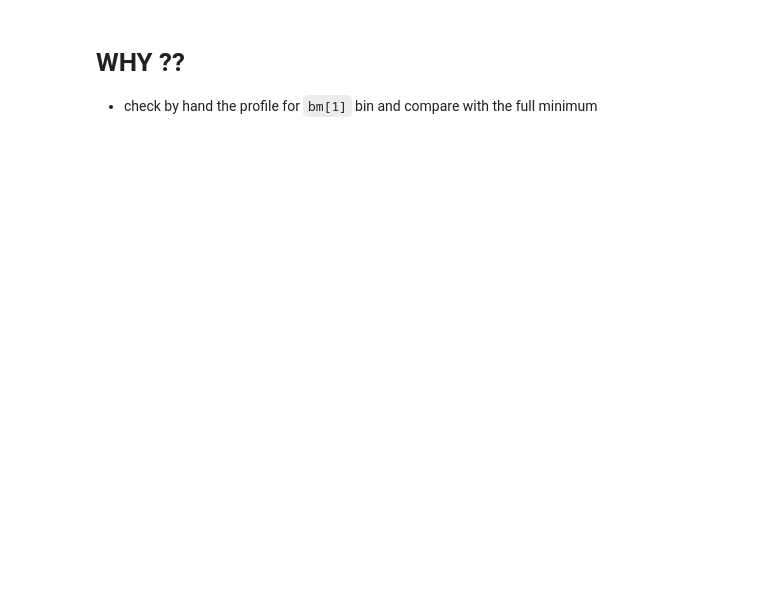
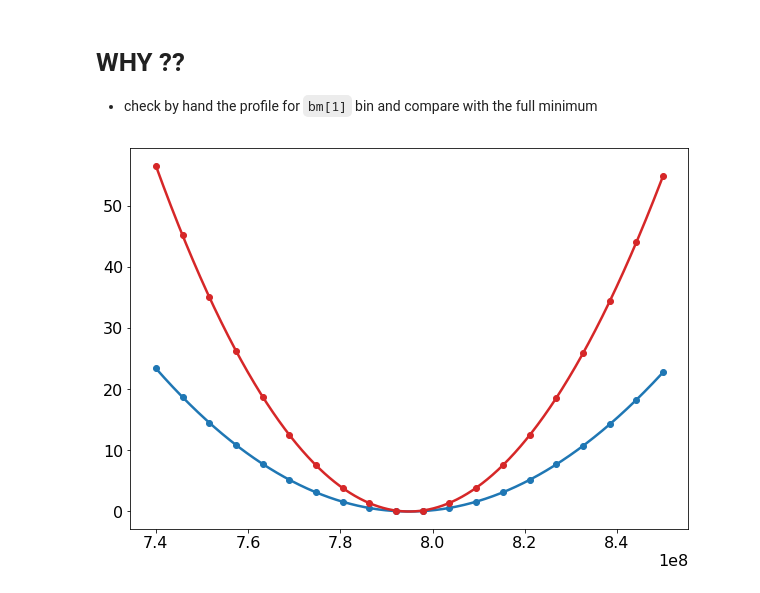
Before and after one commit to rmadar/unfoldcorr, a Jupyter notebook: studies/CorrelationsImpact.ipynb, the cells around one changed output. Drawn from its saved outputs; the diff is of its cells as text; code cells hidden in the pictures; blank space fills up the shorter version.

```diff
--- a/studies/CorrelationsImpact.ipynb
+++ b/studies/CorrelationsImpact.ipynb
@@ -47,12 +47,15 @@ plt.colorbar();
+# %%
+Ds = [dp, dm]
+Rs = [rp, rm]
 # %%
 # With correlation
-mCorr = unf.model(d1=dp, d2=dm, r1=rp, r2=rm, corr=corr)
-bpCorr, bmCorr, _ = mCorr.unfold()
+mCorr = unf.model(Ds, Rs, corr)
+BsCorr, _ = mCorr.unfold()
 POIsCorr = mCorr.postFitUncerPOIs()
 # %%
 # Without correlations
-m = unf.model(d1=dp, d2=dm, r1=rp, r2=rm, corr=np.diag([1]*8))
-bp, bm, _ = m.unfold()
+m = unf.model(Ds, Rs, corr=np.diag([1]*8))
+Bs, _ = m.unfold()
 POIs = m.postFitUncerPOIs()
 # %%
 # Comparing result w/ and w/o corr from direct unfolding (full minimzation, only central values)
@@ -102,3 +111,25 @@ for m1, m2 in zip(POIsCorr, np.concatenate([bpCorr, bmCorr])):
 # WHY ??
 
  + check by hand the profile for `bm[1]` bin and compare with the full minimum
+# %%
+def f(x, a0, a1, a2, a3):
+    return a0 + a1*x + a2*x**2 + a3*x**3
+
+def plotProfile(i):
+    val1, nll1 = m.profilePOI(iPOI=i, POImin=0.74e9, POImax=0.85e9, nScan=20)
+    p1, _ = optimize.curve_fit(f, val1, nll1)
+    plt.plot(val1, nll1, 'o', color='tab:blue')
+    v1 = np.linspace(val1.min(), val1.max(), 1000)
+    n1 = f(v1, *p1)
+    plt.plot(v1, n1, color='tab:blue')
+
+    val2, nll2 = mCorr.profilePOI(iPOI=i, POImin=0.74e9, POImax=0.85e9, nScan=20)
+    p2, _ = optimize.curve_fit(f, val2, nll2)
+    plt.plot(val2, nll2, 'o', color='tab:red')
+    v2 = np.linspace(val2.min(), val2.max(), 1000)
+    n2 = f(v2, *p2)
+    plt.plot(v2, n2, color='tab:red')
+# %%
+plotProfile(3)
+# %% [output]
+[figure, added]
```
Also changed, not shown: parts of 7 cells of this notebook, 2 other files.
